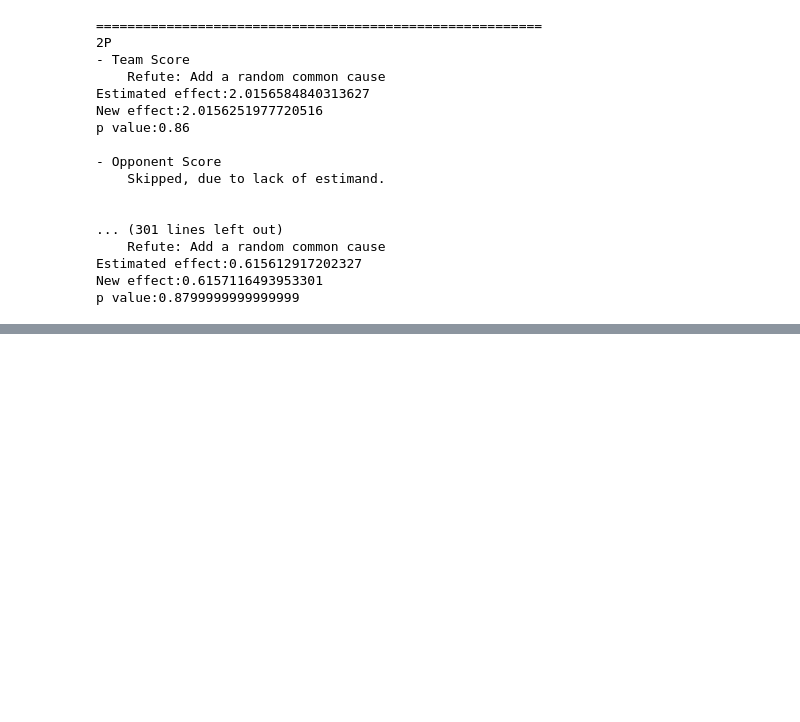
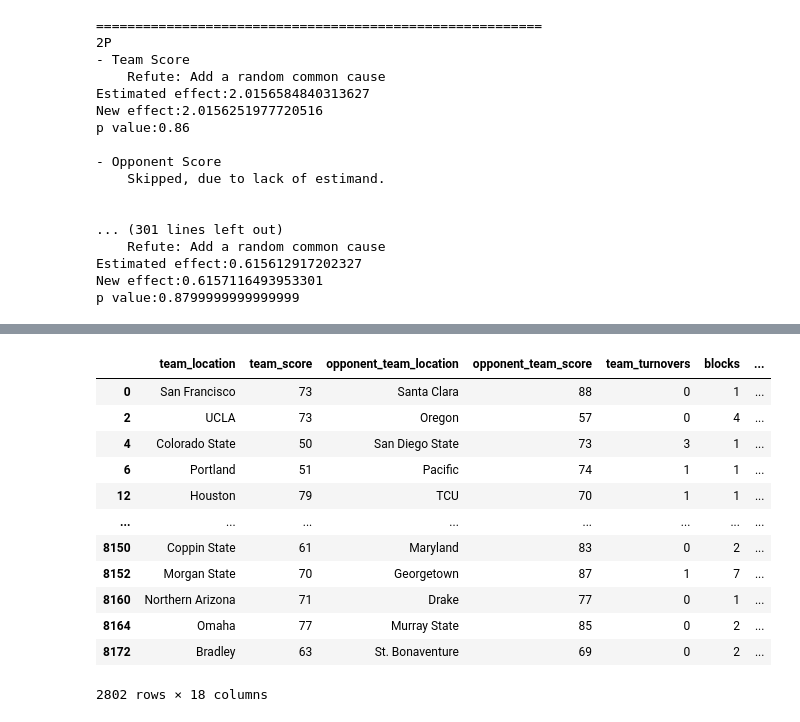
Before and after one commit to AnthonyGallante/KingfisherCourt, a Jupyter notebook: Discovery.ipynb, the cells around one changed output, grey strips where cells are left out. Cells and saved outputs as stored; diff of their text form; code cells hidden in the pictures; blank space fills up the shorter version.

```diff
--- a/Discovery.ipynb
+++ b/Discovery.ipynb
@@ -216,0 +220,10 @@ p value:0.8799999999999999
+# %%
+from pathlib import Path
+import pyarrow.parquet as pq
+
+team_data = Path.cwd() / 'data' / 'hoopR' / 'team_box_2026.parquet'
+player_data = Path.cwd() / 'data' / 'hoopR' / 'player_box_2026.parquet'
+basketball_reference_data = Path.cwd() / 'data' / 'Team_Links.csv'
+# %%
+ref_df = pd.read_csv(basketball_reference_data)
+ref_df.head()
@@ -216,0 +237,5 @@ p value:0.8799999999999999
+# %%
+table = pq.read_table(team_data)
+
+teams_df = table.to_pandas()
+teams_df.head()
@@ -216,0 +249,31 @@ p value:0.8799999999999999
+# %%
+df = teams_df
+cols = ['team_location', 'team_score', 'opponent_team_location', 'opponent_team_score', 'team_turnovers', 'blocks', 'steals', 'offensive_rebounds', 'defensive_rebounds', 'field_goals_attempted', 'three_point_field_goals_attempted', 'fouls', 'fast_break_points', 'free_throws_attempted']
+
+
+df = df[df['team_home_away'] == 'away']
+df = df[cols]
+
+elo_map = ref_df.set_index('School')['ELO']
+df['elo'] = df['team_location'].map(elo_map).fillna(0)
+df['opponent_elo'] = df['opponent_team_location'].map(elo_map).fillna(0)
+
+df['elo_delta'] = df['elo'] - df['opponent_elo']
+df['score_delta'] = df['team_score'] - df['opponent_team_score']
+
+df = df[(df['elo'] > 0) & (df['opponent_elo'] > 0)]
+df
+# %% [output]
+|  | team_location | team_score | opponent_team_location | opponent_team_score | team_turnovers | blocks | ... |
+| 0 | San Francisco | 73 | Santa Clara | 88 | 0 | 1 | ... |
+| 2 | UCLA | 73 | Oregon | 57 | 0 | 4 | ... |
+| 4 | Colorado State | 50 | San Diego State | 73 | 3 | 1 | ... |
+| 6 | Portland | 51 | Pacific | 74 | 1 | 1 | ... |
+| 12 | Houston | 79 | TCU | 70 | 1 | 1 | ... |
+| ... | ... | ... | ... | ... | ... | ... | ... |
+| 8150 | Coppin State | 61 | Maryland | 83 | 0 | 2 | ... |
+| 8152 | Morgan State | 70 | Georgetown | 87 | 1 | 7 | ... |
+| 8160 | Northern Arizona | 71 | Drake | 77 | 0 | 1 | ... |
+| 8164 | Omaha | 77 | Murray State | 85 | 0 | 2 | ... |
+| 8172 | Bradley | 63 | St. Bonaventure | 69 | 0 | 2 | ... |
+2802 rows × 18 columns
```
Also changed, not shown: parts of 10 cells of this notebook, 10 other files.
